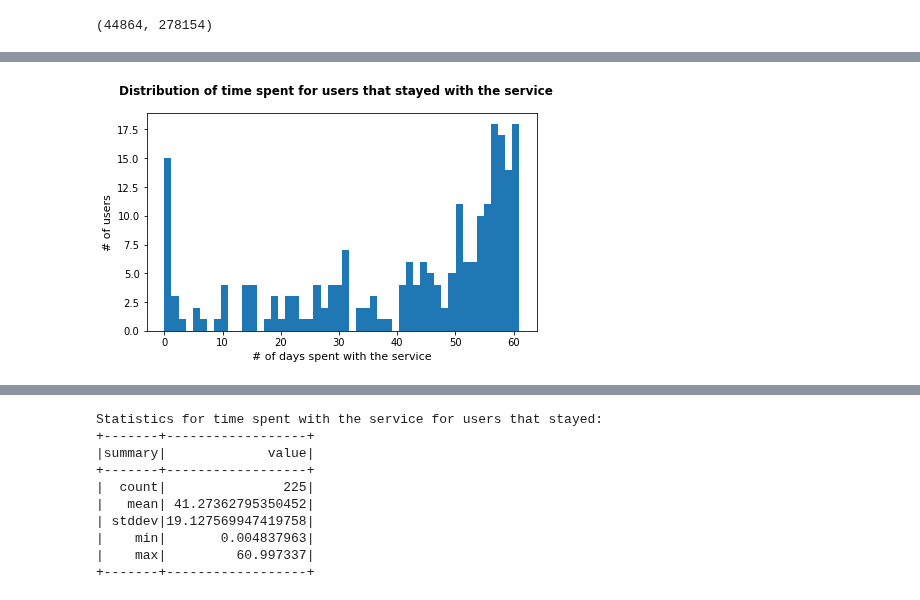
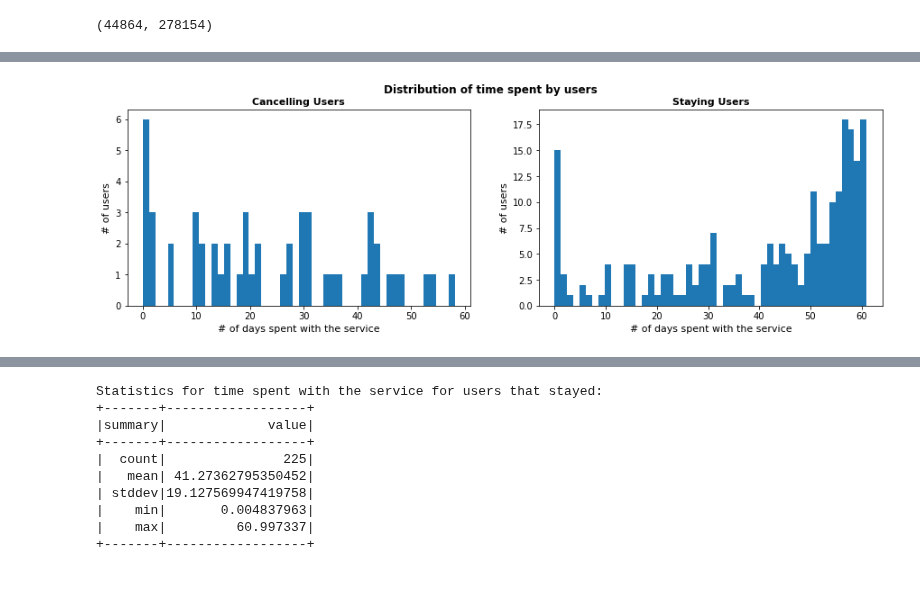
Before and after one commit to russom/DSND-Capstone, a Jupyter notebook: notebooks/Sparkify-project-local.ipynb, the cells around one changed output, grey strips where cells are left out. Cells and saved outputs as stored; diff of their text form; code cells hidden in the pictures.

Commit message:
refactor: change disposition of graphs

```diff
--- a/notebooks/Sparkify-project-local.ipynb
+++ b/notebooks/Sparkify-project-local.ipynb
@@ -278,11 +228,20 @@ delta_time_staying = [(song_time[2]/1000 - song_time[1]/1000)/(3600*24) for song
 num_songs_staying = [song_time[3]/((song_time[2]/1000 - song_time[1]/1000)/(3600*24)) for song_time in song_time_stay]
 # %%
 # Plot histogram for time
-fig = plt.figure(figsize=(7, 4))
-fig.suptitle('Distribution of time spent for users that stayed with the service', fontsize=12, fontweight='bold')
+fig, (ax1, ax2) = plt.subplots(1, 2)
 
-plt.hist(delta_time_staying, bins=50);
-plt.xlabel('# of days spent with the service', fontsize=11)
-plt.ylabel('# of users', fontsize=11);
+fig.suptitle('Distribution of time spent by users ', fontsize=12, fontweight='bold')
+fig.set_figheight(4)
+fig.set_figwidth(15)
+
+ax1.hist(delta_time_cancelled, bins=50)
+ax1.set_xlabel('# of days spent with the service', fontsize=11)
+ax1.set_ylabel('# of users', fontsize=11)
+ax1.set_title('Cancelling Users', fontsize=11,fontweight='bold')
+
+ax2.hist(delta_time_staying, bins=50)
+ax2.set_xlabel('# of days spent with the service', fontsize=11)
+ax2.set_ylabel('# of users', fontsize=11)
+ax2.set_title('Staying Users', fontsize=11,fontweight='bold');
 # %% [output]
-[figure, old version]
+[figure, new version]
```
Also changed, not shown: parts of 17 cells of this notebook.
